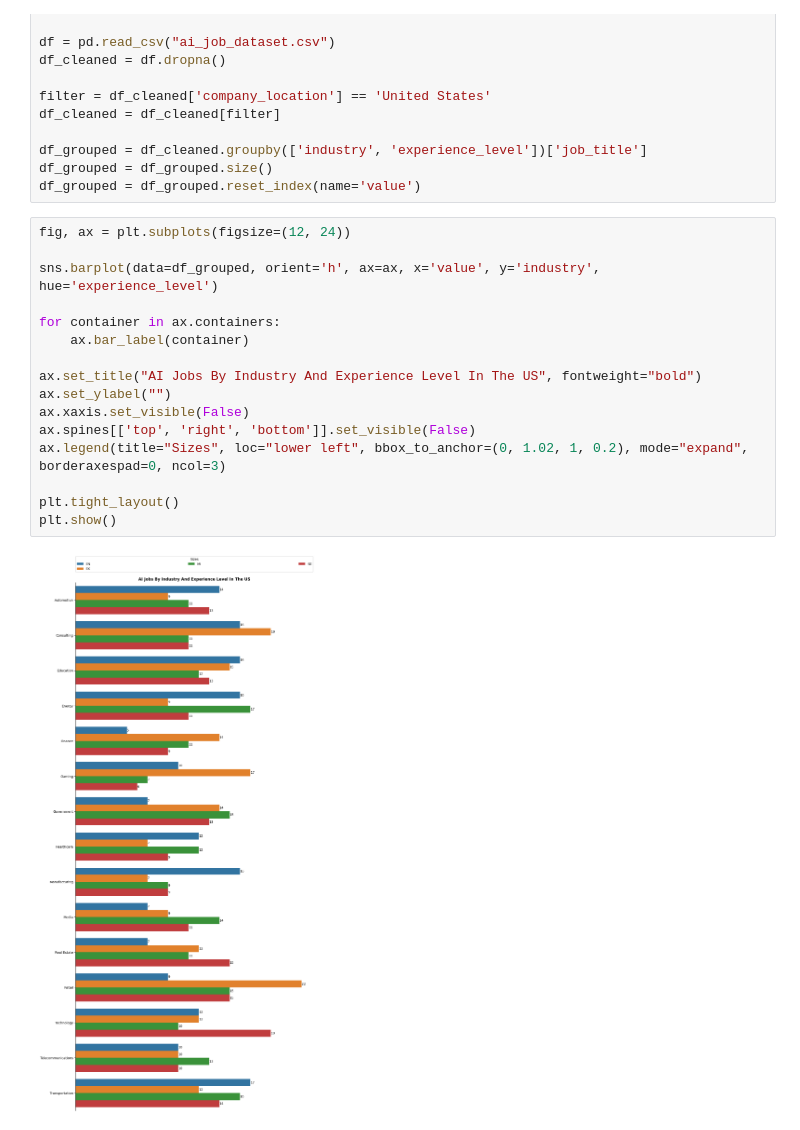
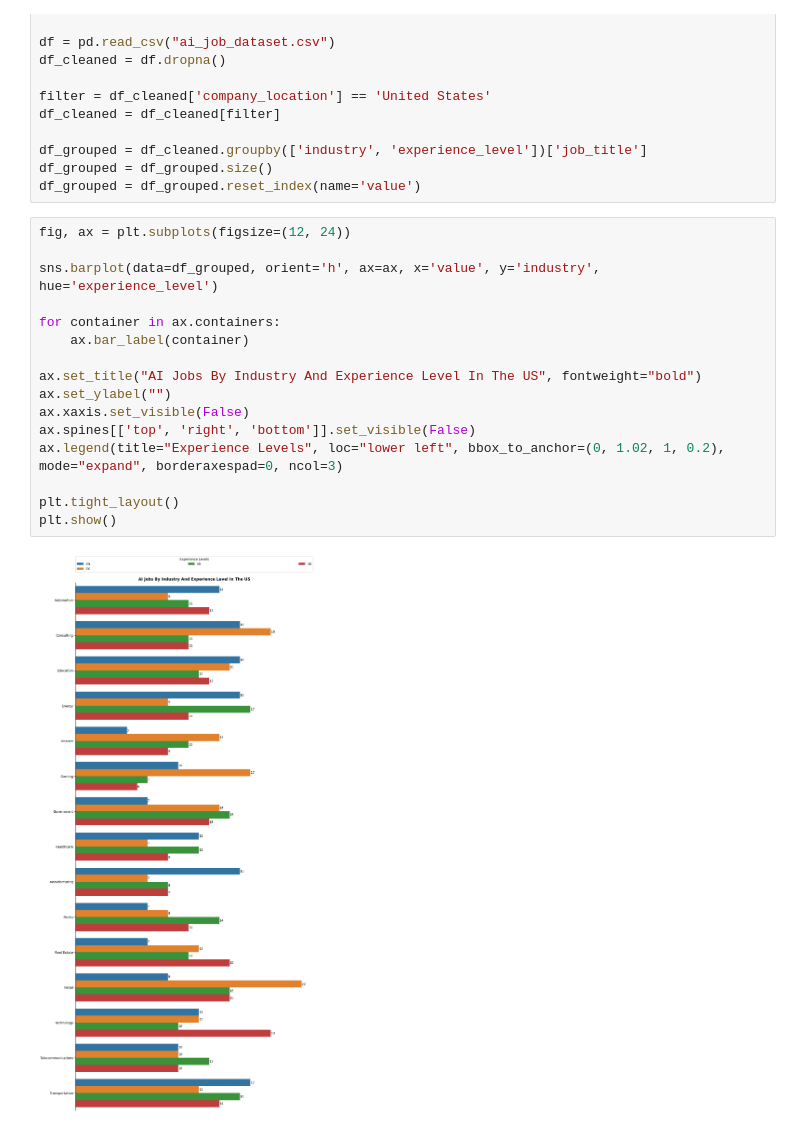
Before and after one commit to LazaroDamasceno/Data-Analyses-And-Plotting, a Jupyter notebook: ai_jobs/ai_job_per_industry_and_experience_in_us.ipynb, the cells around one changed output. Cells and saved outputs as stored; diff of their text form.

Commit message:
Updated ai_job_per_industry_and_experience_in_us

```diff
--- a/ai_jobs/ai_job_per_industry_and_experience_in_us.ipynb
+++ b/ai_jobs/ai_job_per_industry_and_experience_in_us.ipynb
@@ -15,18 +15,18 @@ df_grouped = df_grouped.reset_index(name='value')
 # %%
 fig, ax = plt.subplots(figsize=(12, 24))
 
 sns.barplot(data=df_grouped, orient='h', ax=ax, x='value', y='industry', hue='experience_level')
 
 for container in ax.containers:
     ax.bar_label(container)
 
 ax.set_title("AI Jobs By Industry And Experience Level In The US", fontweight="bold")
 ax.set_ylabel("")
 ax.xaxis.set_visible(False)
 ax.spines[['top', 'right', 'bottom']].set_visible(False)
-ax.legend(title="Sizes", loc="lower left", bbox_to_anchor=(0, 1.02, 1, 0.2), mode="expand", borderaxespad=0, ncol=3)
+ax.legend(title="Experience Levels", loc="lower left", bbox_to_anchor=(0, 1.02, 1, 0.2), mode="expand", borderaxespad=0, ncol=3)
 
 plt.tight_layout()
 plt.show()
 # %% [output]
-[figure, old version]
+[figure, new version]
```
